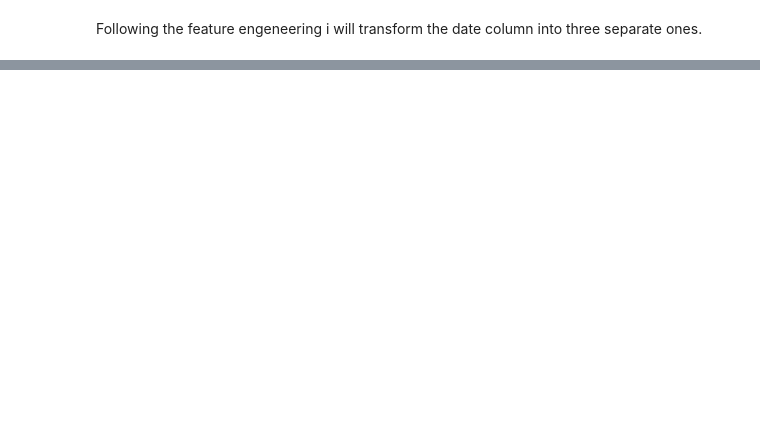
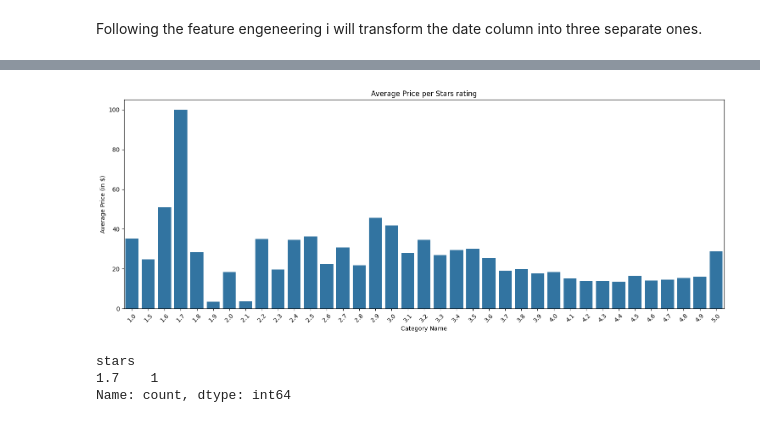
Before and after one commit to Arniquin/ExploratoryDataAnalysis-HypothesisTesting, a Jupyter notebook: Hypothesis.ipynb, the cells around one changed output, grey strips where cells are left out. Saved outputs shown, nothing was run; the diff lists cells and outputs as text; code cells hidden in the pictures; blank space fills up the shorter version.

```diff
--- a/Hypothesis.ipynb
+++ b/Hypothesis.ipynb
@@ -416,0 +315,32 @@ Outliers:
+# %%
+avg_price_per_stars_rating = work_df.groupby('stars')['price'].mean().reset_index()
+avg_price_per_stars_rating = avg_price_per_stars_rating.sort_values(by='price', ascending=False)
+
+plt.figure(figsize=(15, 6))
+
+sns.barplot(x='stars', y='price', data=avg_price_per_stars_rating)
+
+plt.title('Average Price per Stars rating')
+plt.xlabel('Category Name')
+plt.ylabel('Average Price (in $)')
+plt.xticks(rotation=45)
+plt.tight_layout()
+
+plt.show()
+# %% [output]
+[figure, added]
+# %%
+# Get the count of each star rating
+stars_count = work_df['stars'].value_counts()
+
+# Sort the result by stars rating
+stars_count = stars_count.sort_index()
+
+stars_count_equal_to_one = stars_count[stars_count == 1]
+
+# Display the result
+print(stars_count_equal_to_one)
+# %% [output]
+stars
+1.7    1
+Name: count, dtype: int64
```
Also changed, not shown: parts of 29 cells of this notebook, 1 other file.
